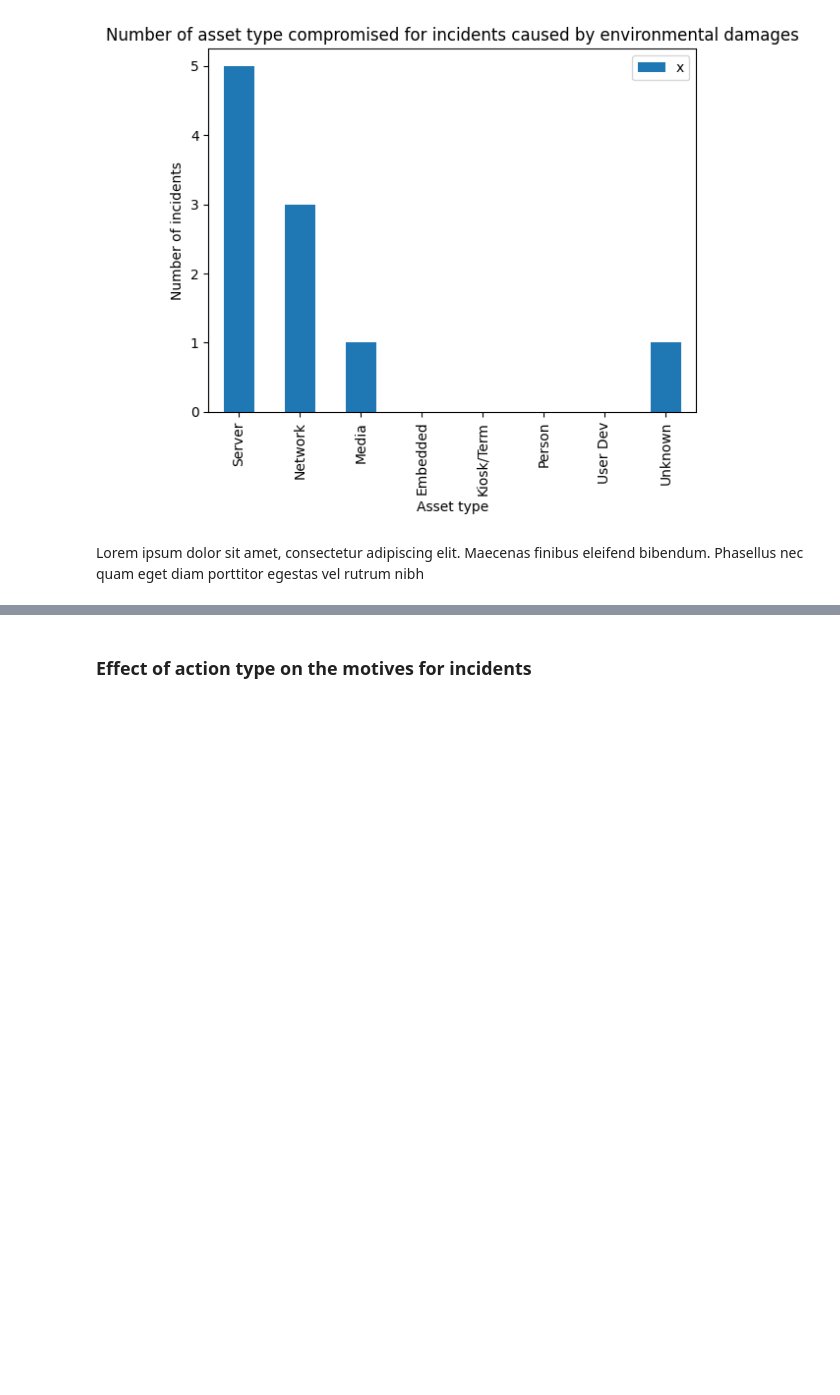
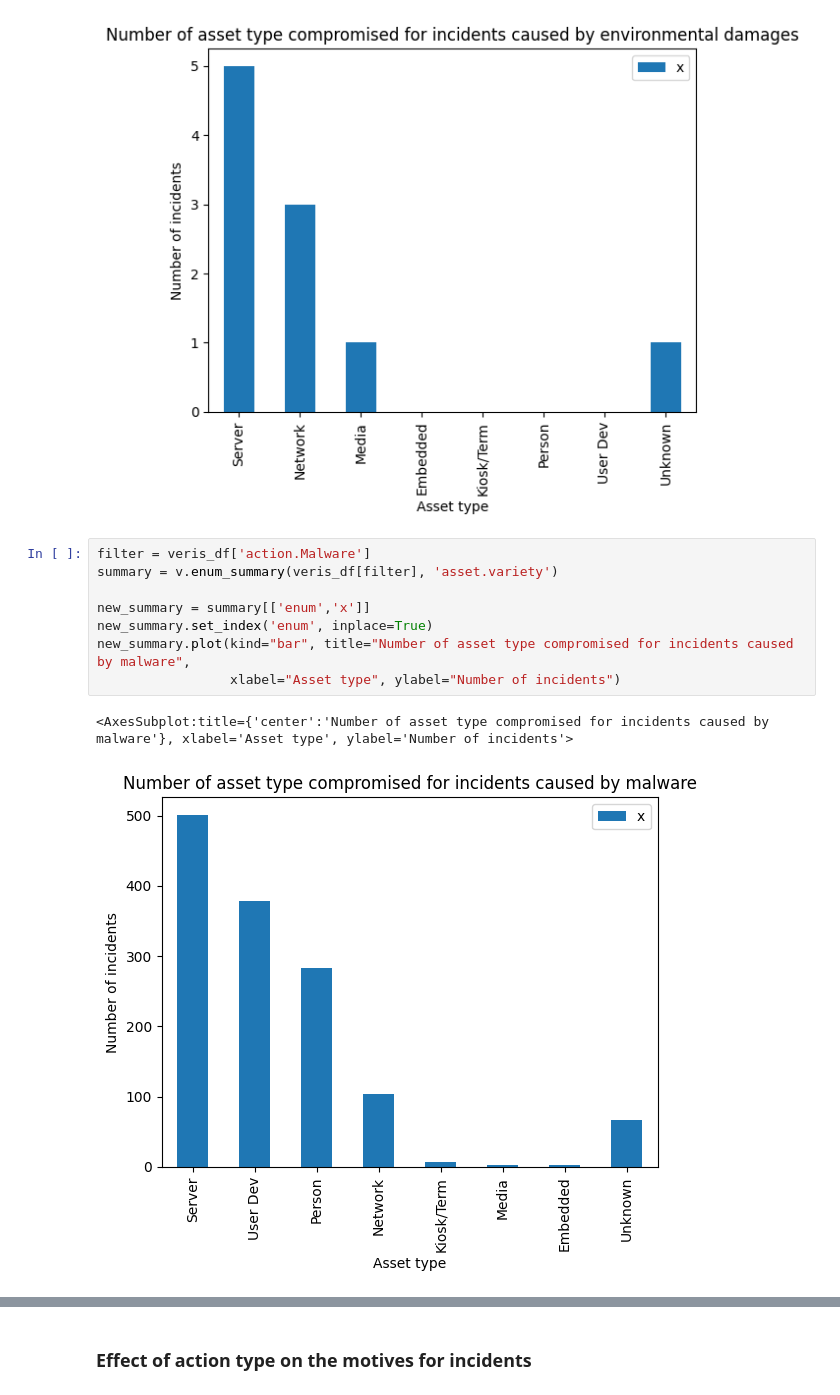
Before and after one commit to DDQuin/data-security, a Jupyter notebook: analysis.ipynb, the cells around one changed output, grey strips where cells are left out. Cells and saved outputs as stored; diff of their text form; blank space fills up the shorter version.

```diff
--- a/analysis.ipynb
+++ b/analysis.ipynb
@@ -92,5 +84,14 @@ new_summary.plot(kind="bar", title="Number of asset type compromised for inciden
 # %% [output]
 <AxesSubplot:title={'center':'Number of asset type compromised for incidents caused by environmental damages'}, xlabel='Asset type', ylabel='Number of incidents'>
 [figure]
-# %% [markdown]
-Lorem ipsum dolor sit amet, consectetur adipiscing elit. Maecenas finibus eleifend bibendum. Phasellus nec quam eget diam porttitor egestas vel rutrum nibh
+# %%
+filter = veris_df['action.Malware']
+summary = v.enum_summary(veris_df[filter], 'asset.variety')
+
+new_summary = summary[['enum','x']]
+new_summary.set_index('enum', inplace=True)
+new_summary.plot(kind="bar", title="Number of asset type compromised for incidents caused by malware",
+                 xlabel="Asset type", ylabel="Number of incidents")
+# %% [output]
+<AxesSubplot:title={'center':'Number of asset type compromised for incidents caused by malware'}, xlabel='Asset type', ylabel='Number of incidents'>
+[figure, added]
```
Also changed, not shown: parts of 7 cells of this notebook.
